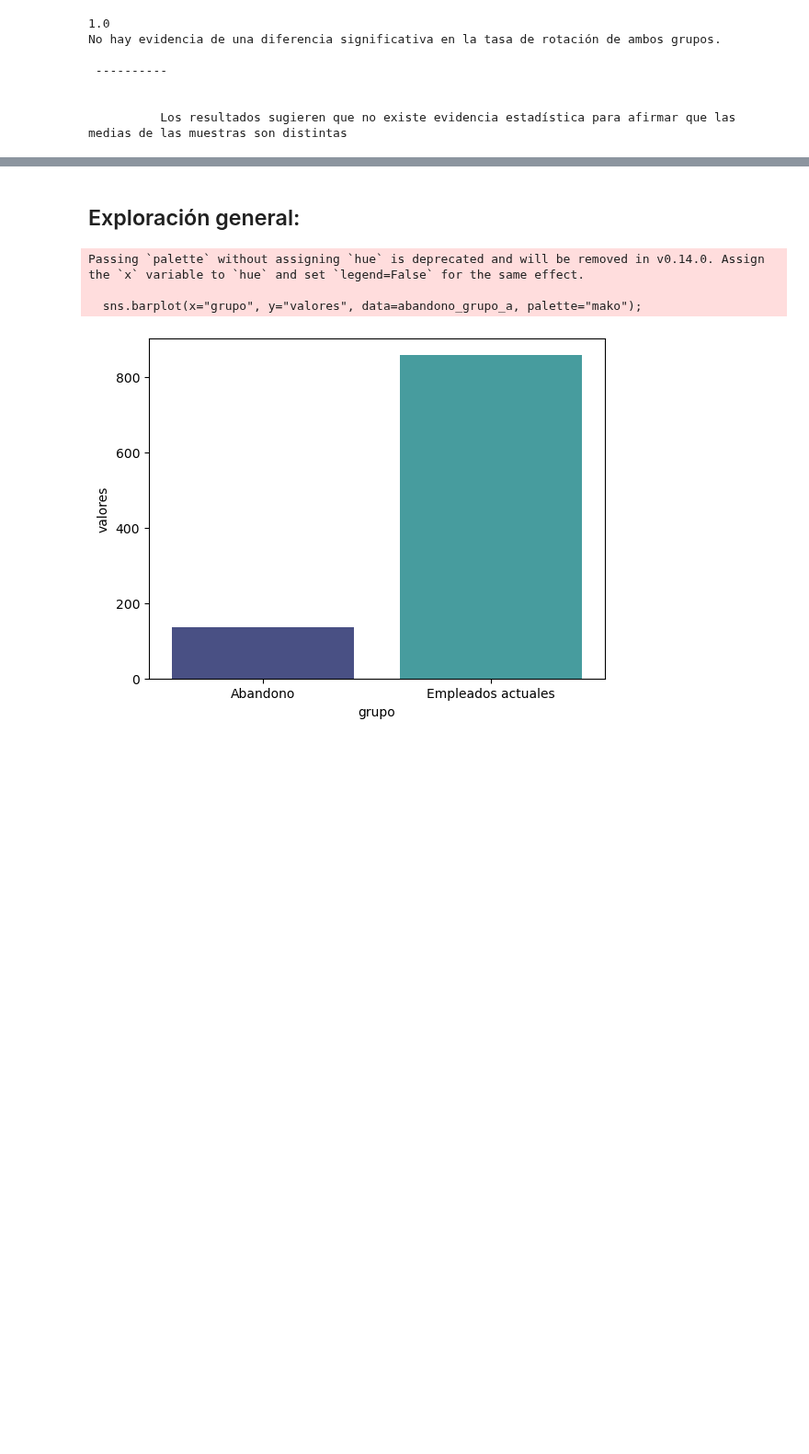
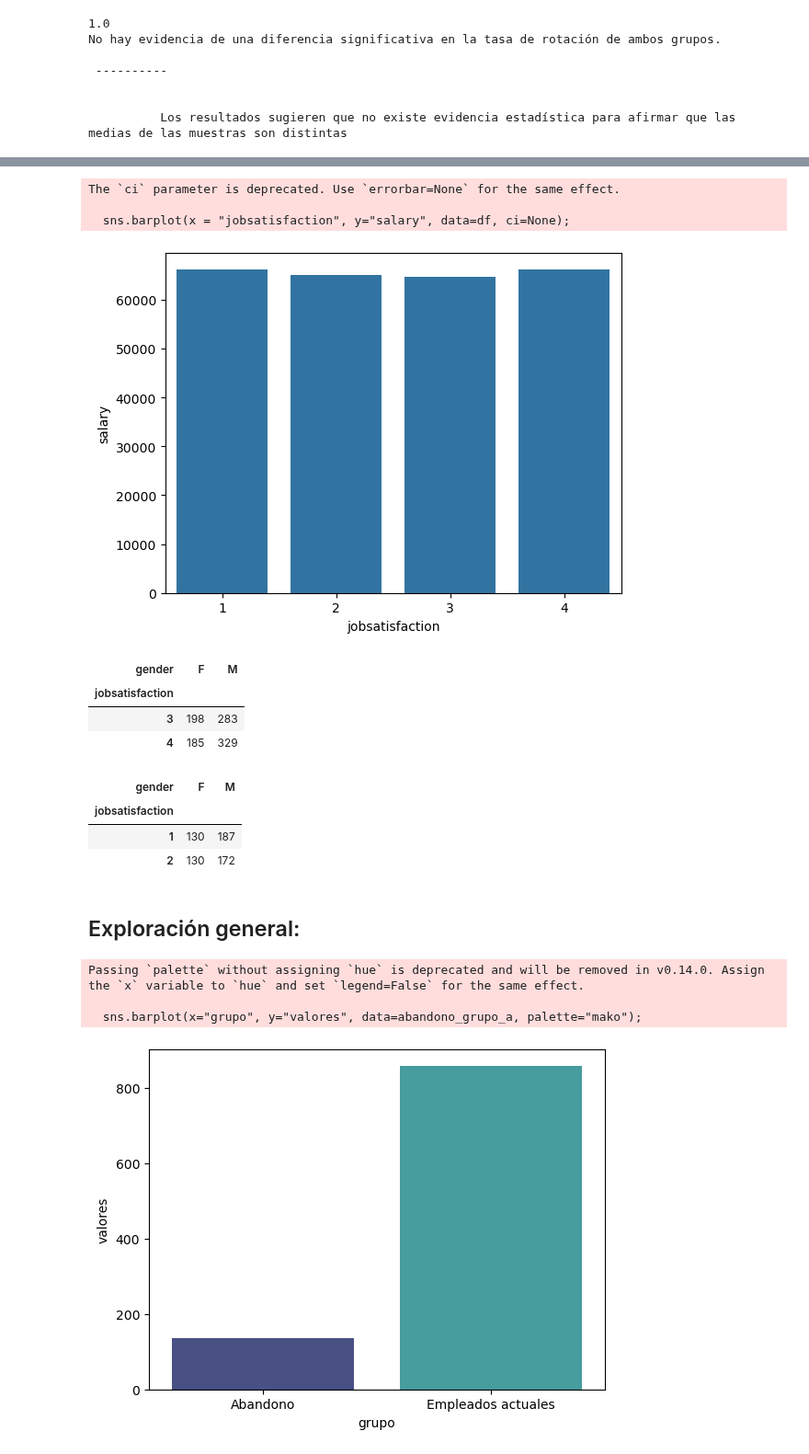
Before and after one commit to ArianaPapantonio/Final_project_module_3, a Jupyter notebook: AB_testing.ipynb, the cells around one changed output, grey strips where cells are left out. Shown at 92% size. Drawn from its saved outputs; the diff is of its cells as text; code cells hidden in the pictures; blank space fills up the shorter version.

```diff
--- a/AB_testing.ipynb
+++ b/AB_testing.ipynb
@@ -141,0 +251,7 @@ El tamaño del efecto (d de Cohen) entre Grupo A y Grupo B es: nan
+# %%
+sns.barplot(x = "jobsatisfaction", y="salary", data=df, ci=None); ## Comparamos el jobsatisfaction vs salario (de todos los empleados)
+# %% [output]
+The `ci` parameter is deprecated. Use `errorbar=None` for the same effect.
+
+  sns.barplot(x = "jobsatisfaction", y="salary", data=df, ci=None);
+[figure, added]
@@ -142,3 +267,21 @@ El tamaño del efecto (d de Cohen) entre Grupo A y Grupo B es: nan
+# %%
+#GENERO VS SATISFACCION
+
+pd.crosstab(grupo_a['jobsatisfaction'], grupo_a['gender'])
+# %% [output]
+| gender | F | M |
+| jobsatisfaction |  |  |
+| 3 | 198 | 283 |
+| 4 | 185 | 329 |
+# %%
+#GENERO VS SATISFACCION
+
+pd.crosstab(grupo_b['jobsatisfaction'], grupo_b['gender'])
+# %% [output]
+| gender | F | M |
+| jobsatisfaction |  |  |
+| 1 | 130 | 187 |
+| 2 | 130 | 172 |
 # %% [markdown]
 ## Exploración general:
 # %%
```
Also changed, not shown: parts of 19 cells of this notebook.
